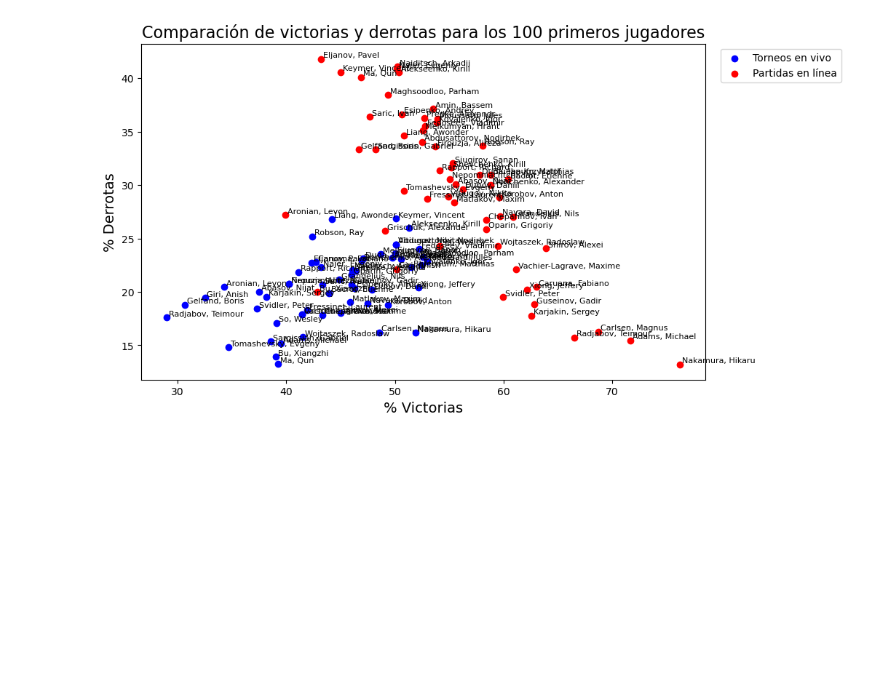
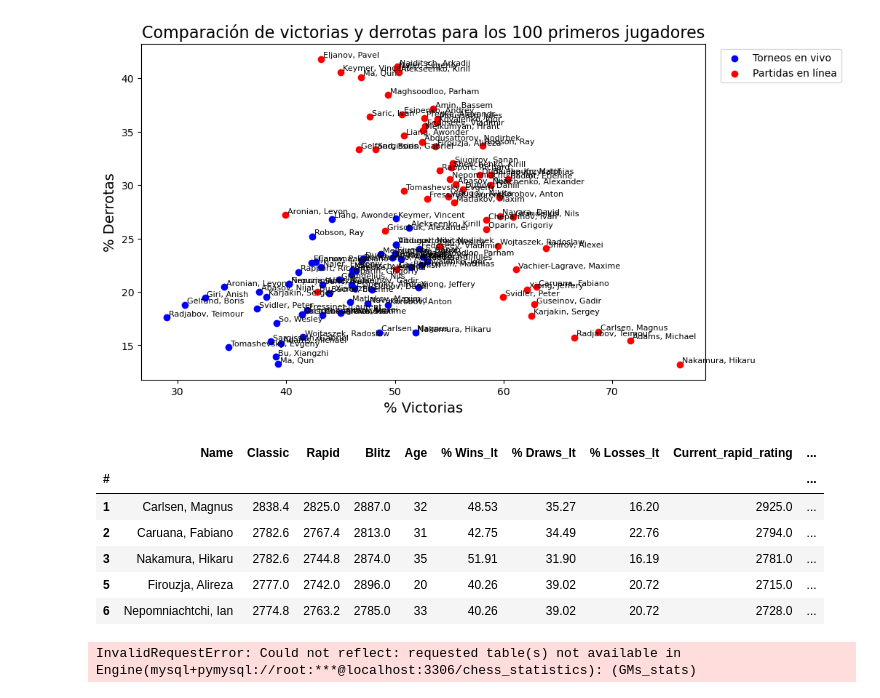
Before and after one commit to BorjaDorado/Chess, a Jupyter notebook: notebooks/Plots.ipynb, the cells around one changed output. Cells and saved outputs as stored; diff of their text form; code cells hidden in the pictures; blank space fills up the shorter version.

```diff
--- a/notebooks/Plots.ipynb
+++ b/notebooks/Plots.ipynb
@@ -228 +228,20 @@ str_conn = f'mysql+pymysql://root:{password}@localhost:3306/blockbuster'
 cursor = create_engine(str_conn)
+# %%
+GM_muestra = GM_muestra.set_index('#')
+GM_muestra.head()
+# %% [output]
+|  | Name | Classic | Rapid | Blitz | Age | % Wins_lt | % Draws_lt | % Losses_lt | Current_rapid_rating | ... |
+| # |  |  |  |  |  |  |  |  |  | ... |
+| 1 | Carlsen, Magnus | 2838.4 | 2825.0 | 2887.0 | 32 | 48.53 | 35.27 | 16.20 | 2925.0 | ... |
+| 2 | Caruana, Fabiano | 2782.6 | 2767.4 | 2813.0 | 31 | 42.75 | 34.49 | 22.76 | 2794.0 | ... |
+| 3 | Nakamura, Hikaru | 2782.6 | 2744.8 | 2874.0 | 35 | 51.91 | 31.90 | 16.19 | 2781.0 | ... |
+| 5 | Firouzja, Alireza | 2777.0 | 2742.0 | 2896.0 | 20 | 40.26 | 39.02 | 20.72 | 2715.0 | ... |
+| 6 | Nepomniachtchi, Ian | 2774.8 | 2763.2 | 2785.0 | 33 | 40.26 | 39.02 | 20.72 | 2728.0 | ... |
+# %%
+GM_muestra.to_sql(name='GMs_stats',       # nombre de la tabla
+            con=cursor,           # conexion al servidor
+            if_exists='replace',  # replace sobreescribe la tabla
+            index=True
+           )
+# %% [output]
+InvalidRequestError: Could not reflect: requested table(s) not available in Engine(mysql+pymysql://root:***@localhost:3306/chess_statistics): (GMs_stats)
```
Also changed, not shown: parts of 1 cell of this notebook, 2 other files.
